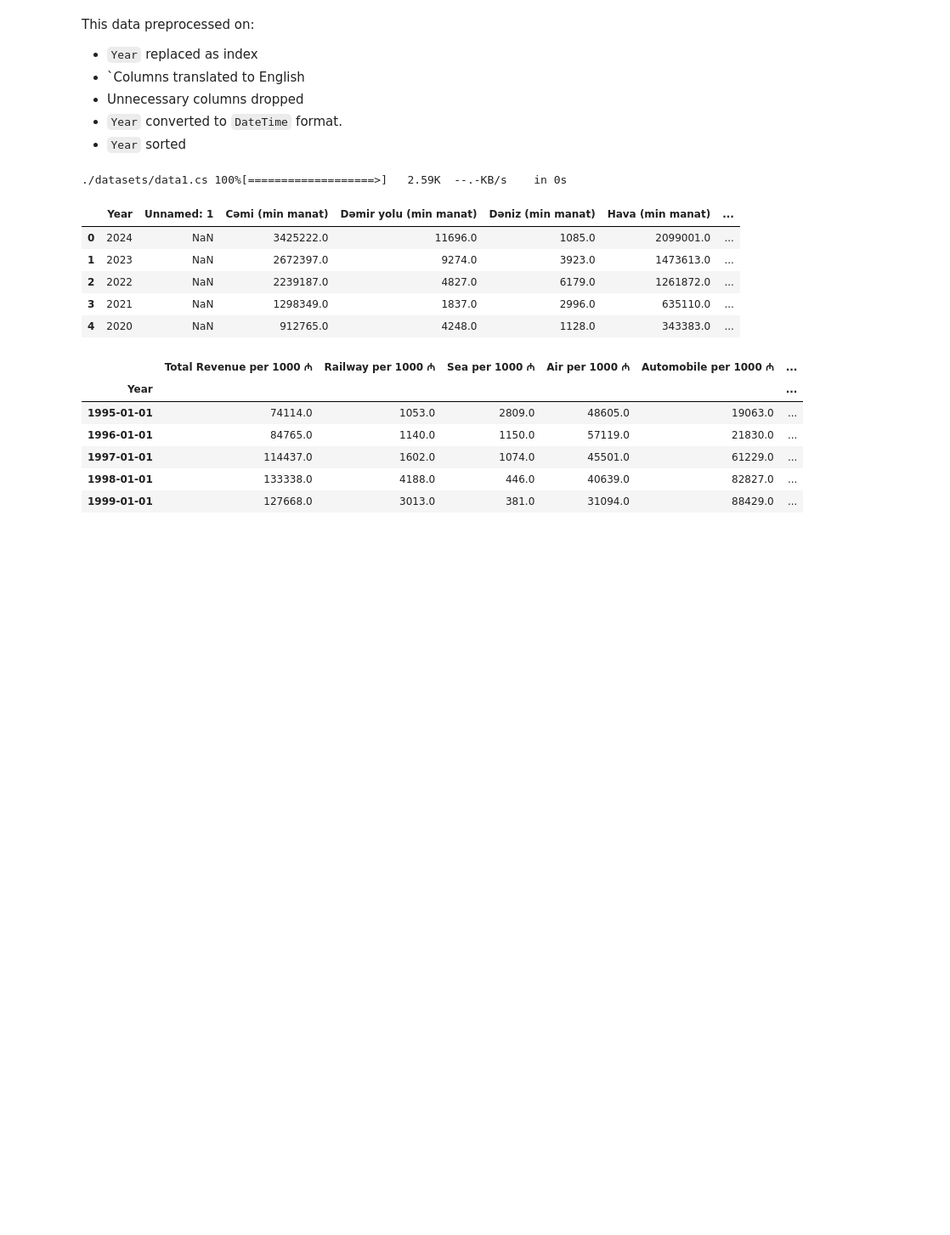
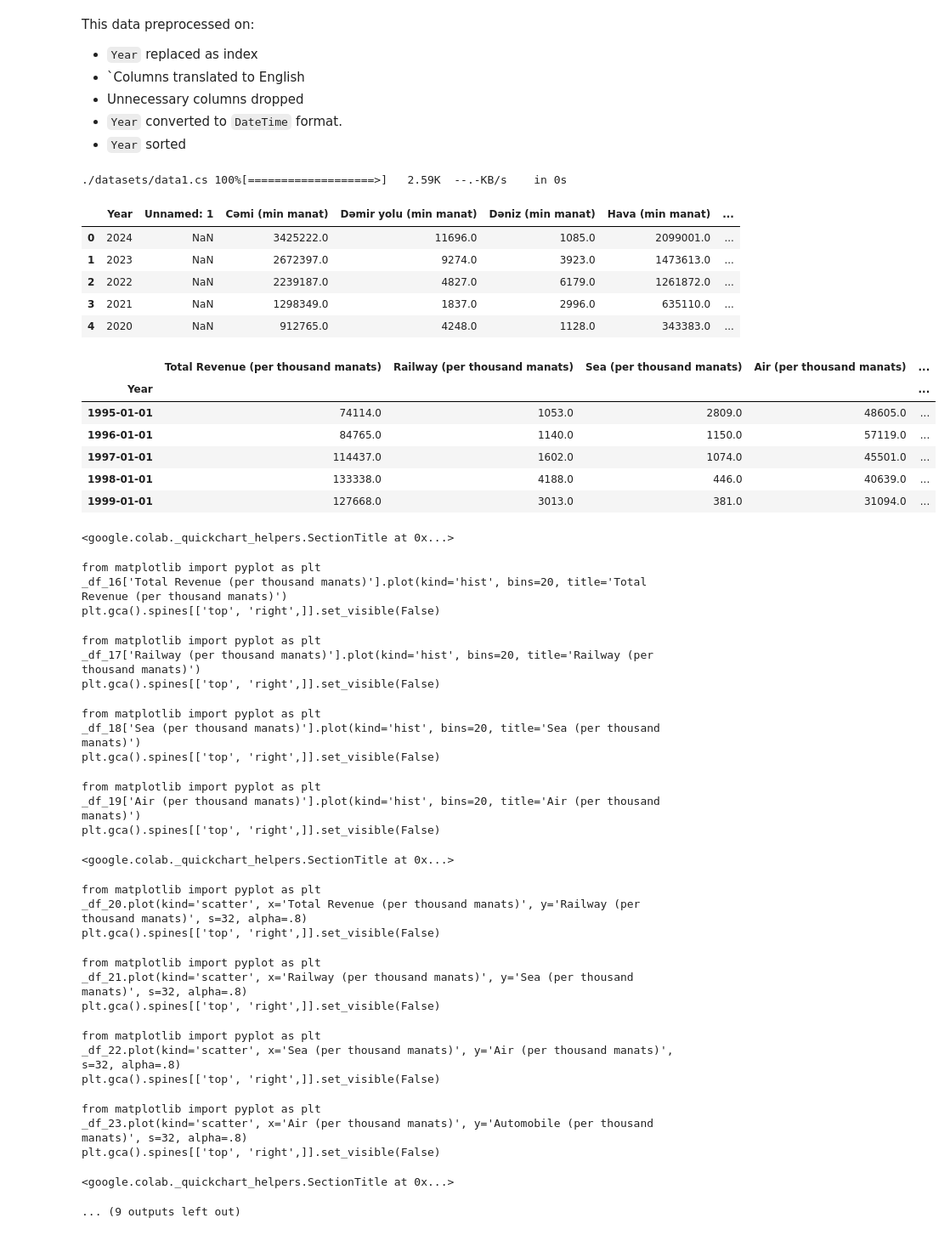
Before and after one commit to vugaer/OpenData.AZ-Analysis, a Jupyter notebook: analyzes/analyze.ipynb, the cells around one changed output. Shown at 85% size. Drawn from its saved outputs; the diff is of its cells as text; code cells hidden in the pictures; blank space fills up the shorter version.

```diff
--- a/analyzes/analyze.ipynb
+++ b/analyzes/analyze.ipynb
@@ -95,28 +96,56 @@ df1.head()
 # %%
 df1 = loadf(1)  # reload doesn't affect
 
 df1.set_index(df1['Year'], inplace=True)
 df1.drop(columns=['Year', 'Unnamed: 1', 'Tramvay (min manat)', 'Trolleybus (min manat)'], inplace=True)
 en2azcols = {
-    "Cəmi (min manat)": "Total Revenue per 1000 ₼",
-    "Dəmir yolu (min manat)": "Railway per 1000 ₼",
-    "Dəniz (min manat)": "Sea per 1000 ₼",
-    "Hava (min manat)": "Air per 1000 ₼",
-    "Avtomobil (min manat)": "Automobile per 1000 ₼",
-    "Avtobus (min manat)": "Bus per 1000 ₼",
-    "Taksi (min manat)": "Taxi per 1000 ₼",
-    "Metro (min manat)": "Metro per 1000 ₼"
+    "Cəmi (min manat)": "Total Revenue (per thousand manats)",
+    "Dəmir yolu (min manat)": "Railway (per thousand manats)",
+    "Dəniz (min manat)": "Sea (per thousand manats)",
+    "Hava (min manat)": "Air (per thousand manats)",
+    "Avtomobil (min manat)": "Automobile (per thousand manats)",
+    "Avtobus (min manat)": "Bus (per thousand manats)",
+    "Taksi (min manat)": "Taxi (per thousand manats)",
+    "Metro (min manat)": "Metro (per thousand manats)"
 }
 df1.rename(columns=en2azcols, inplace=True)
 df1.index = pd.to_datetime(df1.index, format='%Y')
 df1.sort_index(ascending=True, inplace=True)
 
 df1.head()
 # %% [output]
-|  | Total Revenue per 1000 ₼ | Railway per 1000 ₼ | Sea per 1000 ₼ | Air per 1000 ₼ | Automobile per 1000 ₼ | ... |
-| Year |  |  |  |  |  | ... |
-| 1995-01-01 | 74114.0 | 1053.0 | 2809.0 | 48605.0 | 19063.0 | ... |
-| 1996-01-01 | 84765.0 | 1140.0 | 1150.0 | 57119.0 | 21830.0 | ... |
-| 1997-01-01 | 114437.0 | 1602.0 | 1074.0 | 45501.0 | 61229.0 | ... |
-| 1998-01-01 | 133338.0 | 4188.0 | 446.0 | 40639.0 | 82827.0 | ... |
-| 1999-01-01 | 127668.0 | 3013.0 | 381.0 | 31094.0 | 88429.0 | ... |
+|  | Total Revenue (per thousand manats) | Railway (per thousand manats) | Sea (per thousand manats) | Air (per thousand manats) | ... |
+| Year |  |  |  |  | ... |
+| 1995-01-01 | 74114.0 | 1053.0 | 2809.0 | 48605.0 | ... |
+| 1996-01-01 | 84765.0 | 1140.0 | 1150.0 | 57119.0 | ... |
+| 1997-01-01 | 114437.0 | 1602.0 | 1074.0 | 45501.0 | ... |
+| 1998-01-01 | 133338.0 | 4188.0 | 446.0 | 40639.0 | ... |
+| 1999-01-01 | 127668.0 | 3013.0 | 381.0 | 31094.0 | ... |
+<google.colab._quickchart_helpers.SectionTitle at 0x...>
+from matplotlib import pyplot as plt
+_df_16['Total Revenue (per thousand manats)'].plot(kind='hist', bins=20, title='Total Revenue (per thousand manats)')
+plt.gca().spines[['top', 'right',]].set_visible(False)
+from matplotlib import pyplot as plt
+_df_17['Railway (per thousand manats)'].plot(kind='hist', bins=20, title='Railway (per thousand manats)')
+plt.gca().spines[['top', 'right',]].set_visible(False)
+from matplotlib import pyplot as plt
+_df_18['Sea (per thousand manats)'].plot(kind='hist', bins=20, title='Sea (per thousand manats)')
+plt.gca().spines[['top', 'right',]].set_visible(False)
+from matplotlib import pyplot as plt
+_df_19['Air (per thousand manats)'].plot(kind='hist', bins=20, title='Air (per thousand manats)')
+plt.gca().spines[['top', 'right',]].set_visible(False)
+<google.colab._quickchart_helpers.SectionTitle at 0x...>
+from matplotlib import pyplot as plt
+_df_20.plot(kind='scatter', x='Total Revenue (per thousand manats)', y='Railway (per thousand manats)', s=32, alpha=.8)
+plt.gca().spines[['top', 'right',]].set_visible(False)
+from matplotlib import pyplot as plt
+_df_21.plot(kind='scatter', x='Railway (per thousand manats)', y='Sea (per thousand manats)', s=32, alpha=.8)
+plt.gca().spines[['top', 'right',]].set_visible(False)
+from matplotlib import pyplot as plt
+_df_22.plot(kind='scatter', x='Sea (per thousand manats)', y='Air (per thousand manats)', s=32, alpha=.8)
+plt.gca().spines[['top', 'right',]].set_visible(False)
+from matplotlib import pyplot as plt
+_df_23.plot(kind='scatter', x='Air (per thousand manats)', y='Automobile (per thousand manats)', s=32, alpha=.8)
+plt.gca().spines[['top', 'right',]].set_visible(False)
+<google.colab._quickchart_helpers.SectionTitle at 0x...>
+... (9 outputs left out)
```
Also changed, not shown: parts of 2 cells of this notebook.
